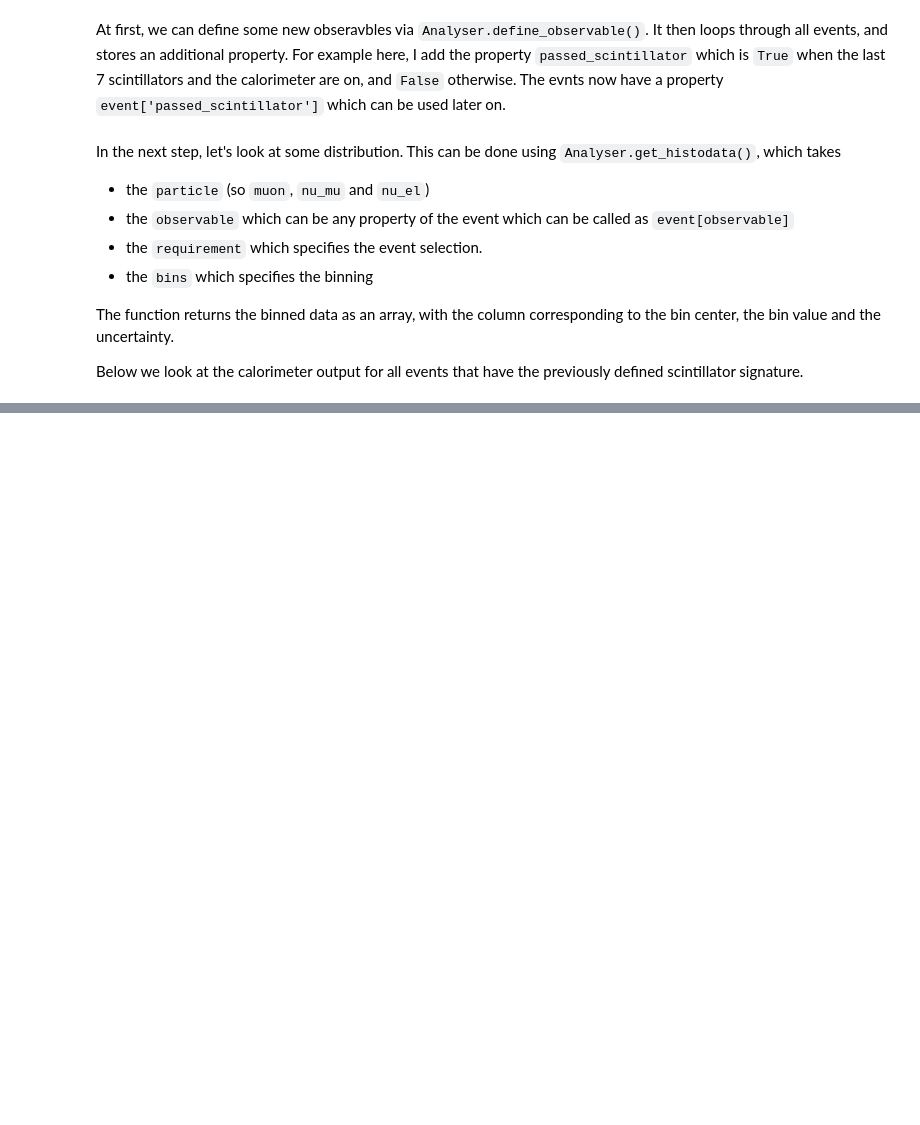
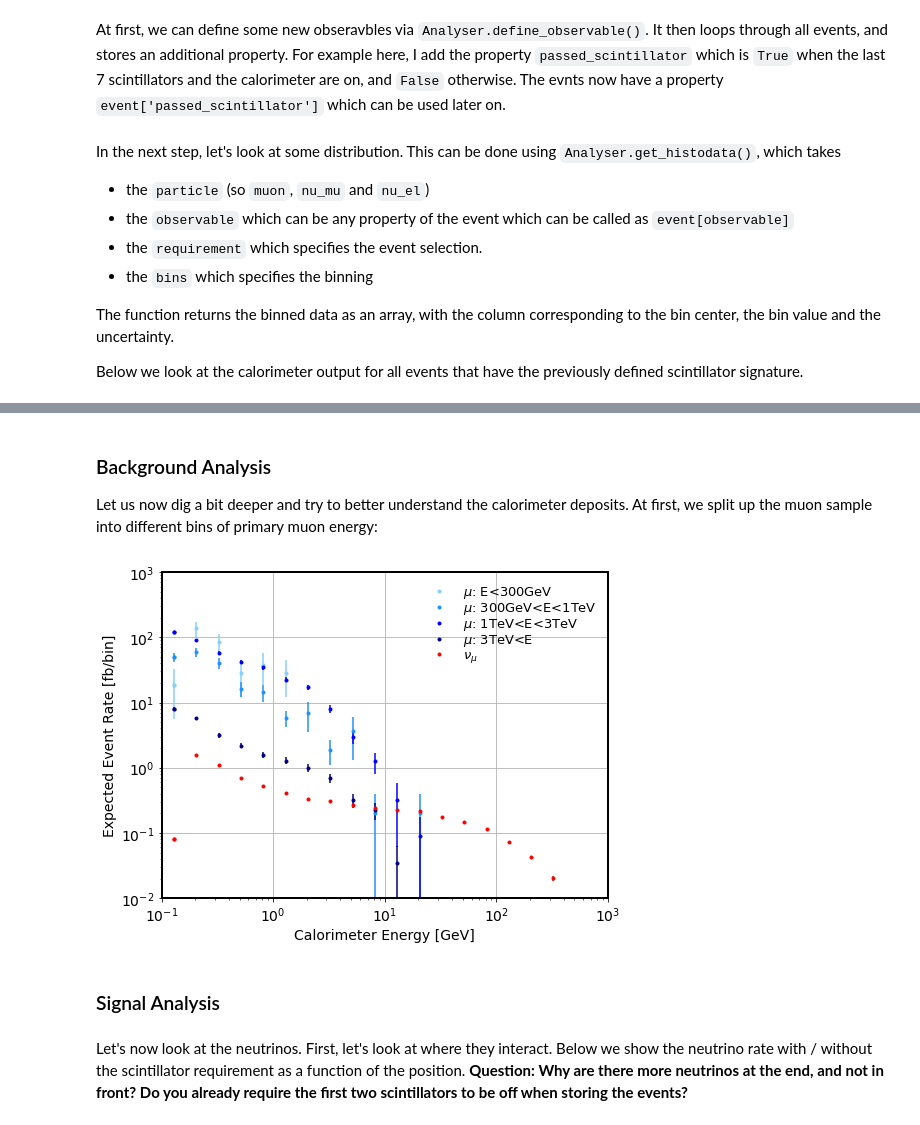
Before and after one commit to mwaterbury/scintillatorneutrinos, a Jupyter notebook: Analysis_Felix.ipynb, the cells around one changed output, grey strips where cells are left out. Drawn from its saved outputs; the diff is of its cells as text; code cells hidden in the pictures; blank space fills up the shorter version.

```diff
--- a/Analysis_Felix.ipynb
+++ b/Analysis_Felix.ipynb
@@ -116,0 +102,37 @@ plt.show()
+# %% [markdown]
+### Background Analysis
+
+Let us now dig a bit deeper and try to better understand the calorimeter deposits. At first, we split up the muon sample into different bins of primary muon energy:
+# %%
+bins = np.logspace(-1,3,21)
+
+data_muon_e1 = analyser.get_histodata(particle='muon', observable='calorimeter', bins=bins,
+    requirement="event['passed_scintillator']==True and event['primaryEnergy']>100  and event['primaryEnergy']<300 ")
+data_muon_e2 = analyser.get_histodata(particle='muon', observable='calorimeter', bins=bins,
+    requirement="event['passed_scintillator']==True and event['primaryEnergy']>300  and event['primaryEnergy']<1000")
+data_muon_e3 = analyser.get_histodata(particle='muon', observable='calorimeter', bins=bins,
+    requirement="event['passed_scintillator']==True and event['primaryEnergy']>1000 and event['primaryEnergy']<3000")
+data_muon_e4 = analyser.get_histodata(particle='muon', observable='calorimeter', bins=bins,
+    requirement="event['passed_scintillator']==True and event['primaryEnergy']>3000 and event['primaryEnergy']<9000")
+# %%
+dataset = [
+    [data_muon_e1, "lightskyblue" , "$\mu$: E<300GeV"      ],
+    [data_muon_e2, "dodgerblue"   , "$\mu$: 300GeV<E<1TeV" ],
+    [data_muon_e3, "blue"         , "$\mu$: 1TeV<E<3TeV"   ],
+    [data_muon_e4, "navy"         , "$\mu$: 3TeV<E"        ],
+    [data_numu   , "red"          , "$\\nu_\mu$"            ],
+]
+
+analyser.plot_histogram(
+    dataset = dataset,
+    xlabel = "Calorimeter Energy [GeV]",
+    logx = True, logy = True,
+    xlim = [1e-1,1e3], ylim = [1e-2,1e3],
+    filename = "GeneratedPlots/Fig_ecalo_BG.pdf",
+)
+# %% [output]
+[figure, added]
+# %% [markdown]
+### Signal Analysis
+# %% [markdown]
+Let's now look at the neutrinos. First, let's look at where they interact. Below we show the neutrino rate with / without the scintillator requirement as a function of the position. **Question: Why are there more neutrinos at the end, and not in front? Do you already require the first two scintillators to be off when storing the events?**
```
Also changed, not shown: parts of 50 cells of this notebook, 31 other files.
